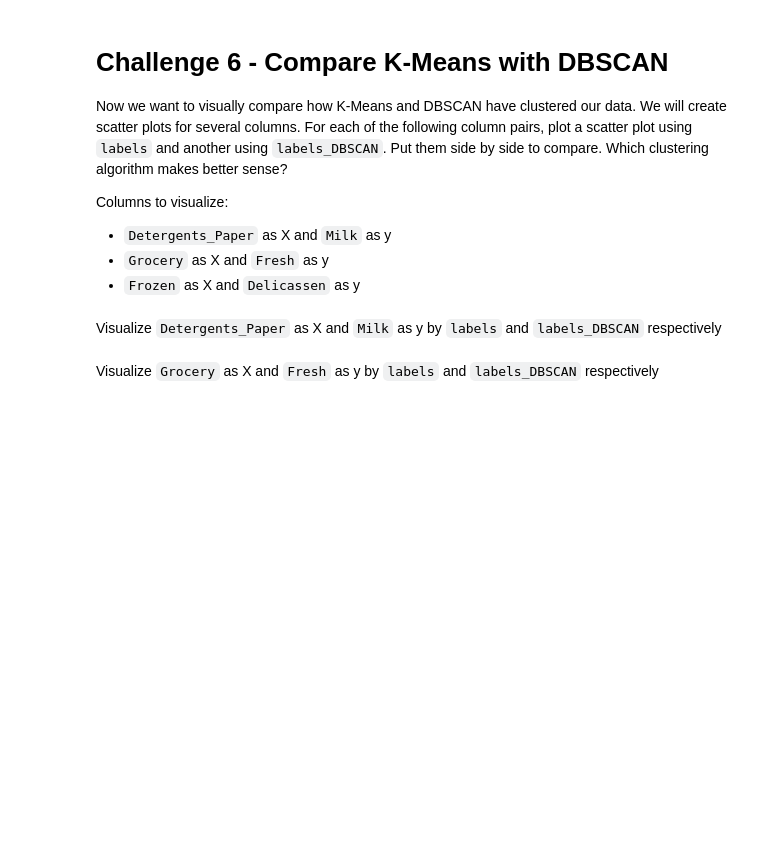
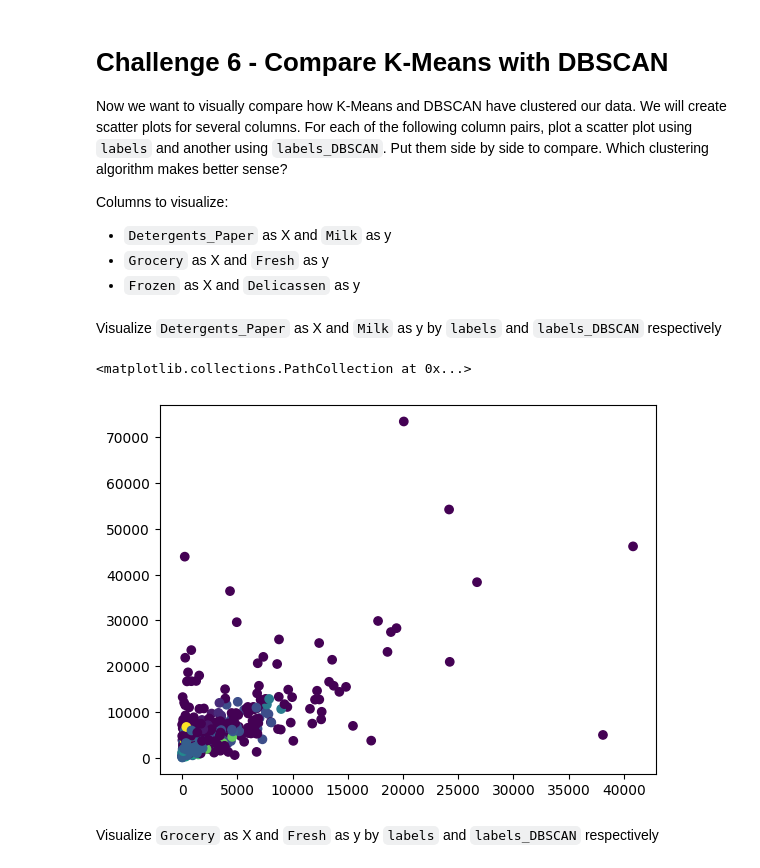
Before and after one commit to Ironhack-Data-Madrid-Abril-2023/7.4-lab_unsupervised_learning, a Jupyter notebook: your-code/main.ipynb, the cells around one changed output. Drawn from its saved outputs; the diff is of its cells as text; code cells hidden in the pictures; blank space fills up the shorter version.

```diff
--- a/your-code/main.ipynb
+++ b/your-code/main.ipynb
@@ -165,3 +176,6 @@ Diverse value ranges in different features could cause issues in our clustering.
 from sklearn.preprocessing import StandardScaler
 
 # Your code here:
+scaler=StandardScaler()
+customers_scale = scaler.fit_transform(customers)
+customers_scale = pd.DataFrame(customers_scale, columns=customers.columns)
@@ -173,6 +199,12 @@ Now let's cluster the data with K-Means first. Initiate the K-Means model, then
 from sklearn.cluster import KMeans
 
 # Your code here:
+
+
+
+kmeans = KMeans(n_clusters=4)
+cluster=kmeans.fit(customers_scale)
+customers['labels'] = kmeans.labels_
 # %% [markdown]
 Count the values in `labels`.
 # %%
@@ -184,6 +223,8 @@ Now let's cluster the data using DBSCAN. Use `DBSCAN(eps=0.5)` to initiate the m
 # %%
 # Your code here
 from sklearn.cluster import DBSCAN
+dbscan=DBSCAN(eps=0.5, min_samples=3)
+customers['labels_DBSCAN'] = dbscan.fit_predict(customers_scale)
 # %% [markdown]
 Count the values in `labels_DBSCAN`.
 # %%
@@ -202,6 +264,10 @@ Columns to visualize:
 Visualize `Detergents_Paper` as X and `Milk` as y by `labels` and `labels_DBSCAN` respectively
 # %%
 # Your code here:
+plt.scatter(customers.Detergents_Paper, customers.Milk, c=customers['labels_DBSCAN'])
+# %% [output]
+<matplotlib.collections.PathCollection at 0x...>
+[figure, added]
 # %% [markdown]
 Visualize `Grocery` as X and `Fresh` as y by `labels` and `labels_DBSCAN` respectively
 # %%
```
Also changed, not shown: parts of 7 cells of this notebook.
